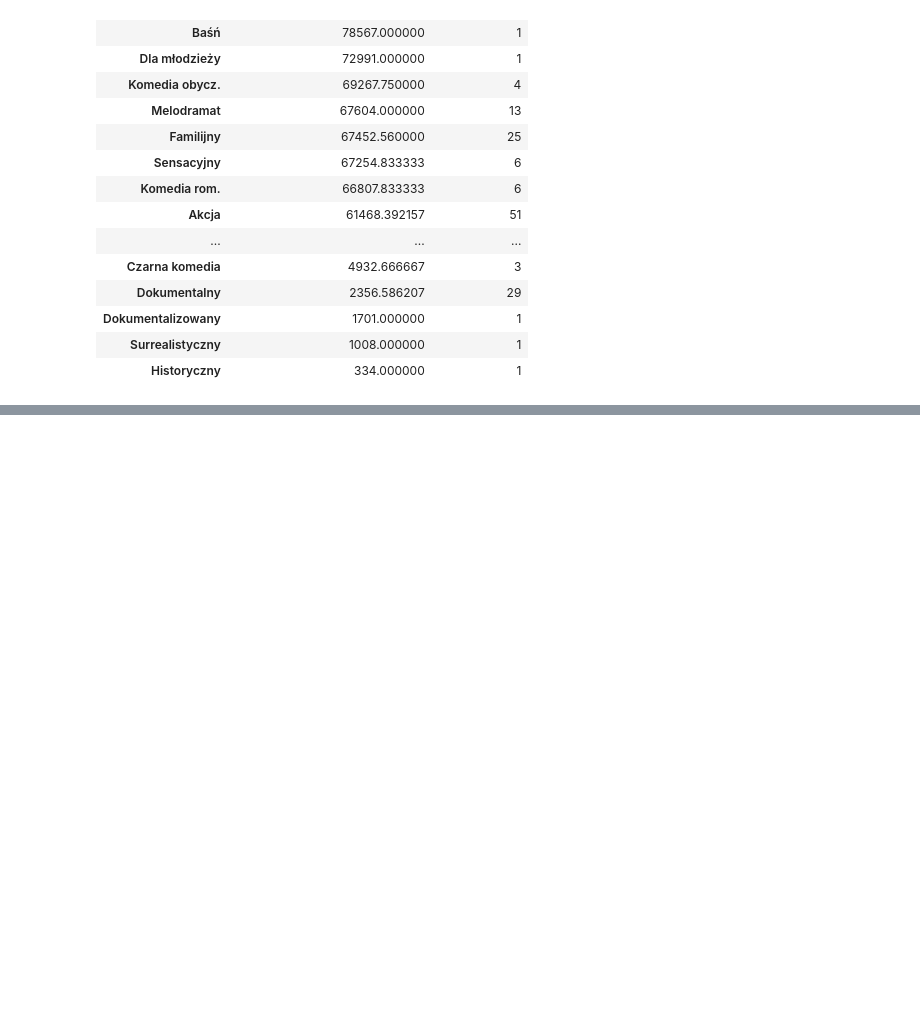
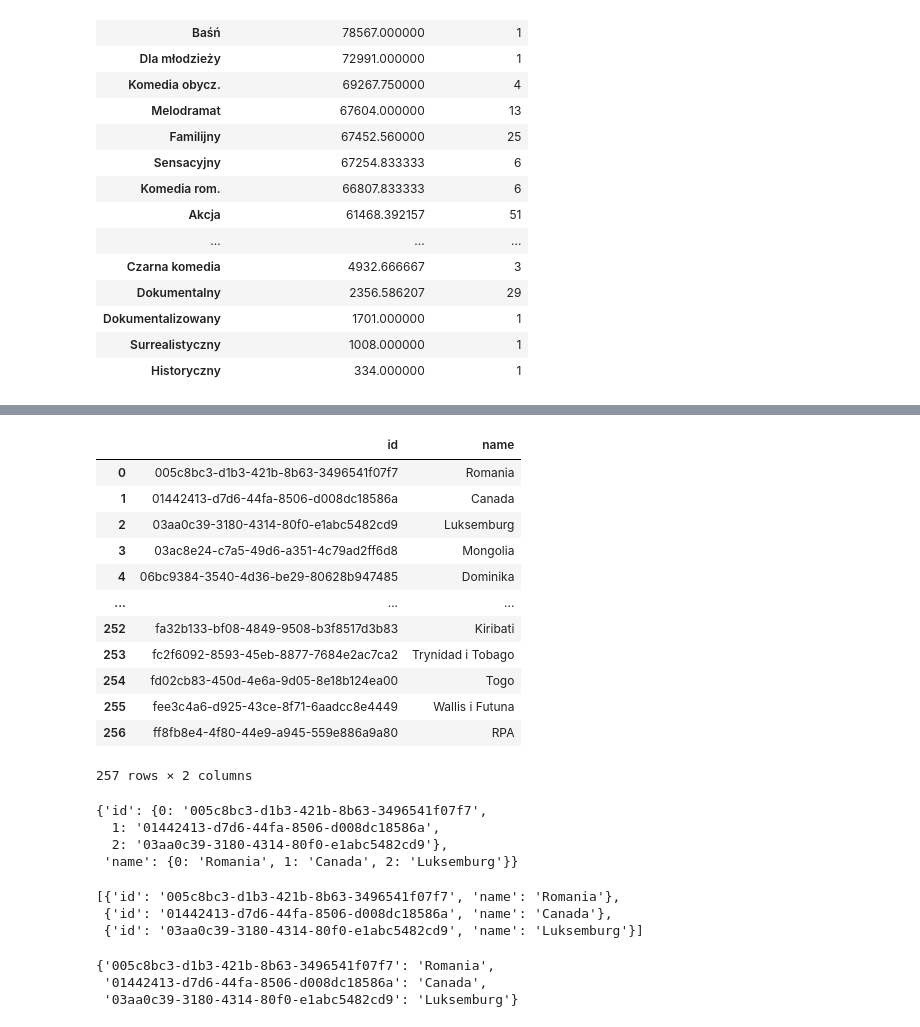
Before and after one commit to dane-analizy/szkolenie_pandas-2026_09_28-2026_09_30, a Jupyter notebook: robocze/12_dataframes_kino.ipynb, the cells around one changed output, grey strips where cells are left out. Cells and saved outputs as stored; diff of their text form; code cells hidden in the pictures; blank space fills up the shorter version.

```diff
--- a/robocze/12_dataframes_kino.ipynb
+++ b/robocze/12_dataframes_kino.ipynb
@@ -138,3 +138,42 @@ movies[movies["name"] == "Sci-Fi"].sort_values("boxoffice_viewers_weekend_1", as
 | 504 | CREATIVE CONTROL | f0506edd-d123-41d3-ad36-1d31a8bb2... | dcbf781d-54a3-4734-9b69-a7e119d59fa5 | 633 | 6a5af1f4-128c-4ca8-960d-3f0f36d29764 | 6a5af1f4-128c-4ca8-960d-3f0f36d29764 | Sci-Fi |
 # %%
 # w ramach ćwiczenia - zrób to samo z krajami
+# %%
+countries_dict
+# %% [output]
+|  | id | name |
+| 0 | 005c8bc3-d1b3-421b-8b63-3496541f07f7 | Romania |
+| 1 | 01442413-d7d6-44fa-8506-d008dc18586a | Canada |
+| 2 | 03aa0c39-3180-4314-80f0-e1abc5482cd9 | Luksemburg |
+| 3 | 03ac8e24-c7a5-49d6-a351-4c79ad2ff6d8 | Mongolia |
+| 4 | 06bc9384-3540-4d36-be29-80628b947485 | Dominika |
+| ... | ... | ... |
+| 252 | fa32b133-bf08-4849-9508-b3f8517d3b83 | Kiribati |
+| 253 | fc2f6092-8593-45eb-8877-7684e2ac7ca2 | Trynidad i Tobago |
+| 254 | fd02cb83-450d-4e6a-9d05-8e18b124ea00 | Togo |
+| 255 | fee3c4a6-d925-43ce-8f71-6aadcc8e4449 | Wallis i Futuna |
+| 256 | ff8fb8e4-4f80-44e9-a945-559e886a9a80 | RPA |
+257 rows × 2 columns
+# %%
+countries_dict.head(3).to_dict()
+# %% [output]
+{'id': {0: '005c8bc3-d1b3-421b-8b63-3496541f07f7',
+  1: '01442413-d7d6-44fa-8506-d008dc18586a',
+  2: '03aa0c39-3180-4314-80f0-e1abc5482cd9'},
+ 'name': {0: 'Romania', 1: 'Canada', 2: 'Luksemburg'}}
+# %%
+countries_dict.head(3).to_dict(orient='records')
+# %% [output]
+[{'id': '005c8bc3-d1b3-421b-8b63-3496541f07f7', 'name': 'Romania'},
+ {'id': '01442413-d7d6-44fa-8506-d008dc18586a', 'name': 'Canada'},
+ {'id': '03aa0c39-3180-4314-80f0-e1abc5482cd9', 'name': 'Luksemburg'}]
+# %%
+{
+    "005c8bc3-d1b3-421b-8b63-3496541f07f7": "Romania",
+    "01442413-d7d6-44fa-8506-d008dc18586a": "Canada",
+    "03aa0c39-3180-4314-80f0-e1abc5482cd9": "Luksemburg",
+}
+# %% [output]
+{'005c8bc3-d1b3-421b-8b63-3496541f07f7': 'Romania',
+ '01442413-d7d6-44fa-8506-d008dc18586a': 'Canada',
+ '03aa0c39-3180-4314-80f0-e1abc5482cd9': 'Luksemburg'}
```
Also changed, not shown: parts of 4 cells of this notebook.
